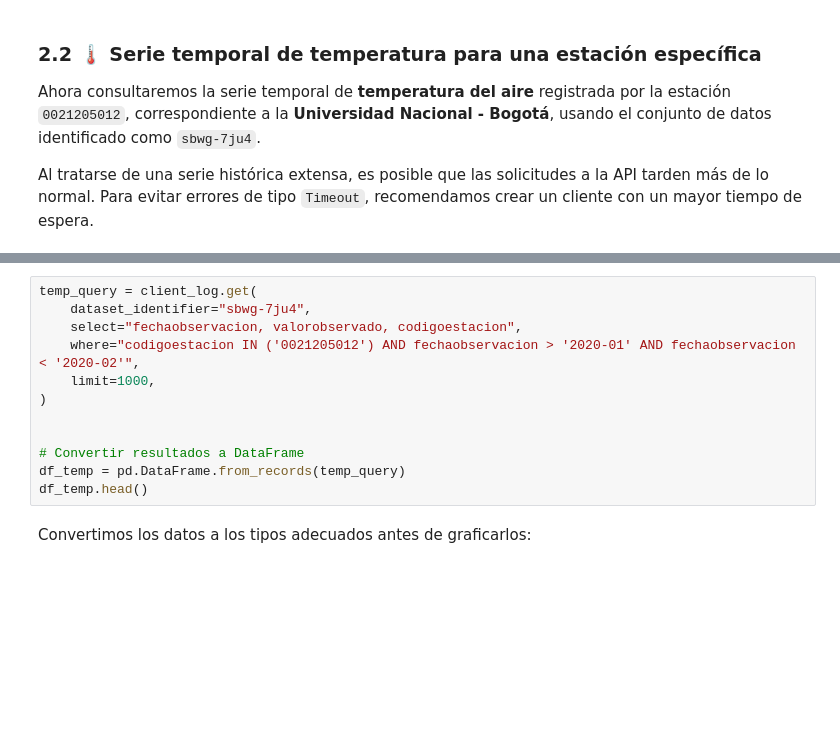
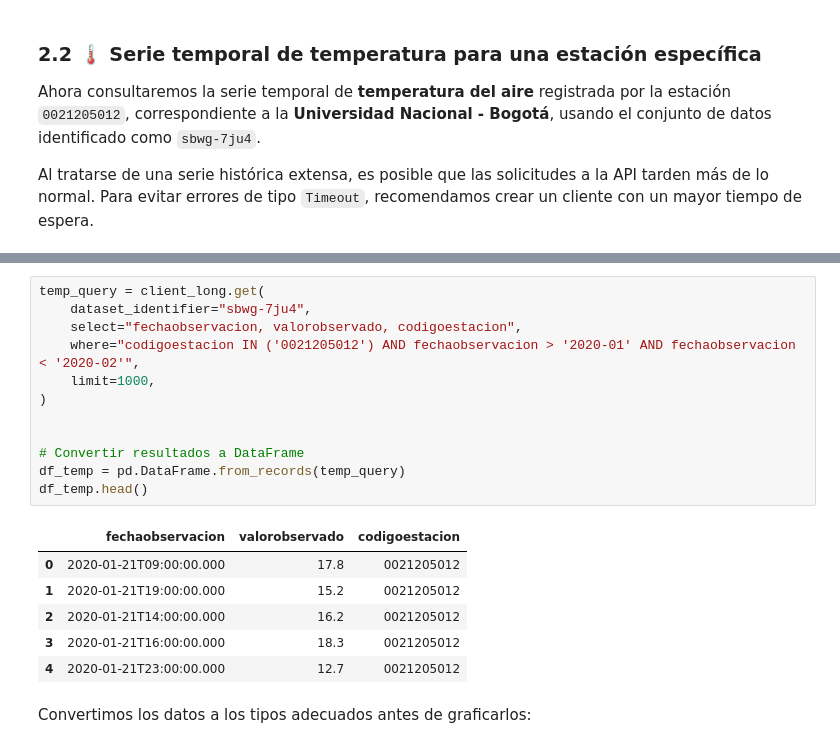
Before and after one commit to ProjectPythia/AtmosCol-2023, a Jupyter notebook: notebooks/2.acceso-datos/2.1.Estaciones.ipynb, the cells around one changed output, grey strips where cells are left out. Drawn from its saved outputs; the diff is of its cells as text; blank space fills up the shorter version.

```diff
--- a/notebooks/2.acceso-datos/2.1.Estaciones.ipynb
+++ b/notebooks/2.acceso-datos/2.1.Estaciones.ipynb
@@ -213,15 +236,22 @@ client_long = Socrata("www.datos.gov.co", None, timeout=60)
 # %%
-temp_query = client_log.get(
+temp_query = client_long.get(
     dataset_identifier="sbwg-7ju4",
     select="fechaobservacion, valorobservado, codigoestacion",
     where="codigoestacion IN ('0021205012') AND fechaobservacion > '2020-01' AND fechaobservacion < '2020-02'",
     limit=1000,
 )
 
 
 # Convertir resultados a DataFrame
 df_temp = pd.DataFrame.from_records(temp_query)
 df_temp.head()
+# %% [output]
+|  | fechaobservacion | valorobservado | codigoestacion |
+| 0 | 2020-01-21T09:00:00.000 | 17.8 | 0021205012 |
+| 1 | 2020-01-21T19:00:00.000 | 15.2 | 0021205012 |
+| 2 | 2020-01-21T14:00:00.000 | 16.2 | 0021205012 |
+| 3 | 2020-01-21T16:00:00.000 | 18.3 | 0021205012 |
+| 4 | 2020-01-21T23:00:00.000 | 12.7 | 0021205012 |
 # %% [markdown]
 Convertimos los datos a los tipos adecuados antes de graficarlos:
 # %%
```
Also changed, not shown: parts of 12 cells of this notebook, 2 other files.
